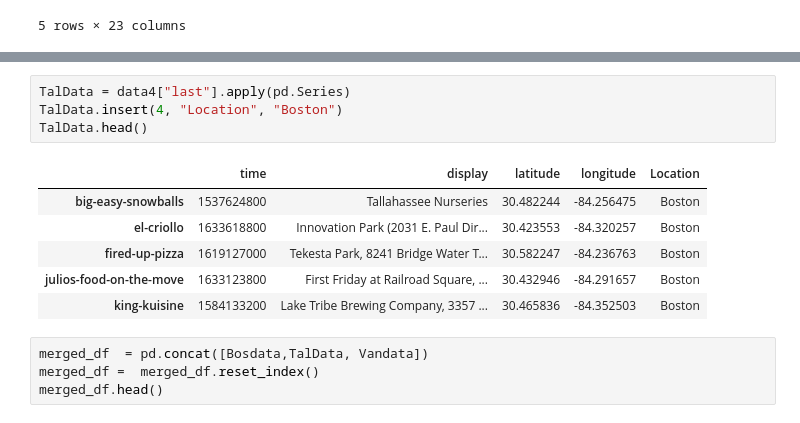
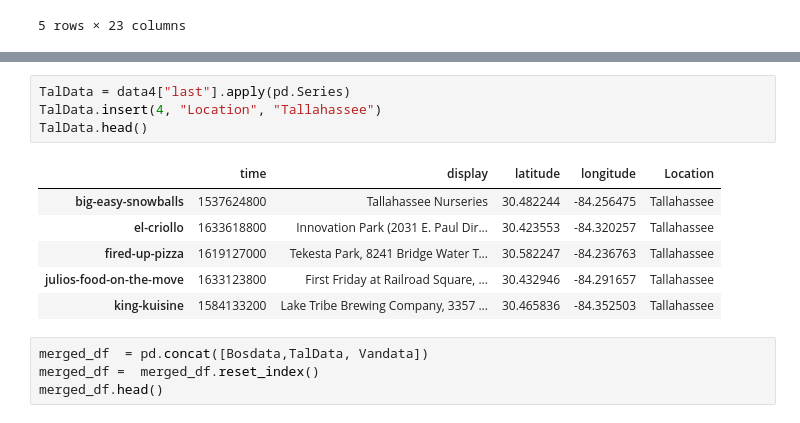
Before and after one commit to jillpeloquin13/group_project_FoodTruck, a Jupyter notebook: WorkingNB/FoodTruckETLv4.ipynb, the cells around one changed output, grey strips where cells are left out. Saved outputs shown, nothing was run; the diff lists cells and outputs as text.

Commit message:
data retrival

```diff
--- a/WorkingNB/FoodTruckETLv4.ipynb
+++ b/WorkingNB/FoodTruckETLv4.ipynb
@@ -109,15 +109,15 @@ data4.head()
 | king-kuisine | We are challenging the city's res... | King Kuisine | Trust your gut and come experienc... | {'time': 1584133200, 'display': '... |
 # %%
 TalData = data4["last"].apply(pd.Series)
-TalData.insert(4, "Location", "Boston")
+TalData.insert(4, "Location", "Tallahassee")
 TalData.head()
 # %% [output]
 |  | time | display | latitude | longitude | Location |
-| big-easy-snowballs | 1537624800 | Tallahassee Nurseries | 30.482244 | -84.256475 | Boston |
-| el-criollo | 1633618800 | Innovation Park (2031 E. Paul Dir... | 30.423553 | -84.320257 | Boston |
-| fired-up-pizza | 1619127000 | Tekesta Park, 8241 Bridge Water T... | 30.582247 | -84.236763 | Boston |
-| julios-food-on-the-move | 1633123800 | First Friday at Railroad Square, ... | 30.432946 | -84.291657 | Boston |
-| king-kuisine | 1584133200 | Lake Tribe Brewing Company, 3357 ... | 30.465836 | -84.352503 | Boston |
+| big-easy-snowballs | 1537624800 | Tallahassee Nurseries | 30.482244 | -84.256475 | Tallahassee |
+| el-criollo | 1633618800 | Innovation Park (2031 E. Paul Dir... | 30.423553 | -84.320257 | Tallahassee |
+| fired-up-pizza | 1619127000 | Tekesta Park, 8241 Bridge Water T... | 30.582247 | -84.236763 | Tallahassee |
+| julios-food-on-the-move | 1633123800 | First Friday at Railroad Square, ... | 30.432946 | -84.291657 | Tallahassee |
+| king-kuisine | 1584133200 | Lake Tribe Brewing Company, 3357 ... | 30.465836 | -84.352503 | Tallahassee |
 # %%
 merged_df  = pd.concat([Bosdata,TalData, Vandata])
 merged_df =  merged_df.reset_index()
```
Also changed, not shown: parts of 2 cells of this notebook, 2 other files.
